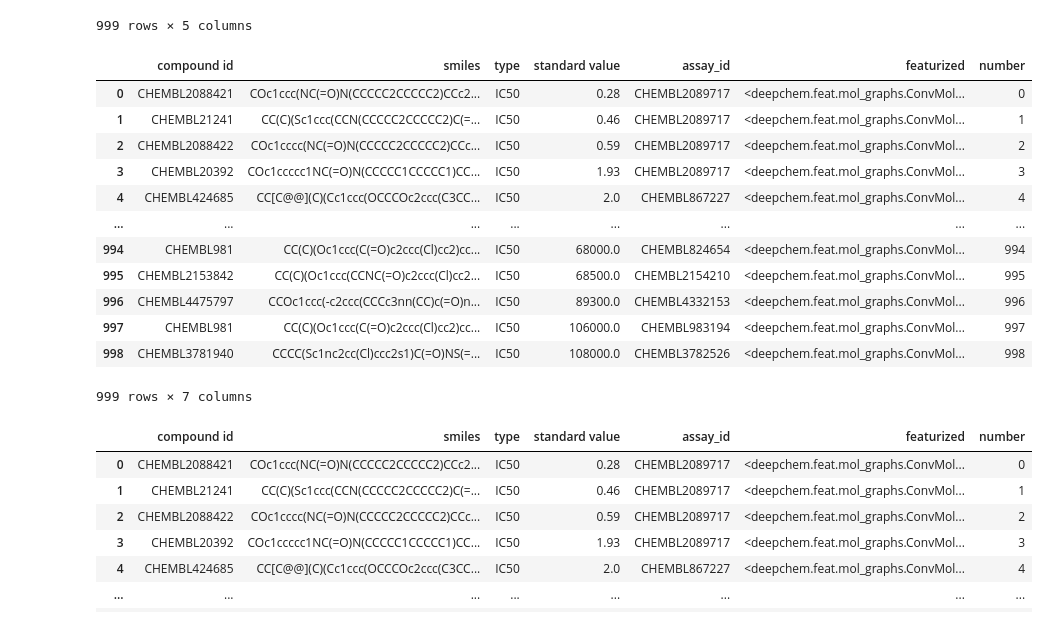
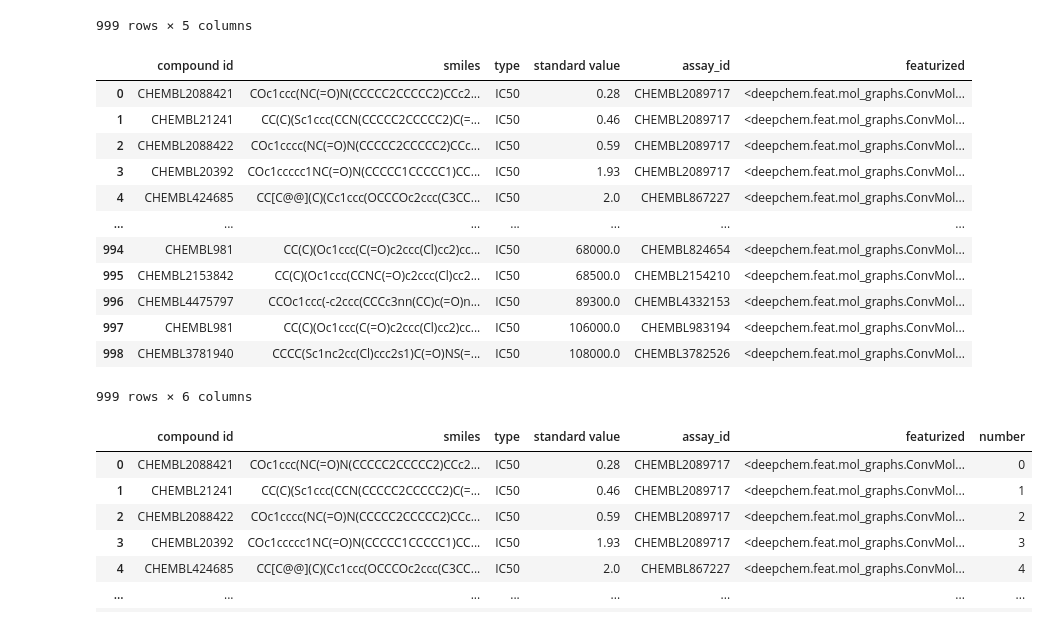
Before and after one commit to dsalinasduron-msmary/chemical_informatics, a Jupyter notebook: NO_TEXT_copy_of_DeepChem_IC50_Model.ipynb, the cells around one changed output. Drawn from its saved outputs; the diff is of its cells as text; code cells hidden in the pictures.

```diff
--- a/NO_TEXT_copy_of_DeepChem_IC50_Model.ipynb
+++ b/NO_TEXT_copy_of_DeepChem_IC50_Model.ipynb
@@ -41,24 +55,24 @@ display(compound_dataset)
 999 rows × 5 columns
 # %%
 smiles = compound_dataset['smiles']
-IC50 = compound_dataset['standard value'].astype(str)
+IC50 = compound_dataset['standard value']
 featurizer = dc.feat.ConvMolFeaturizer()
 compound_dataset['featurized'] = featurizer.featurize(smiles)
 display(compound_dataset)
 # %% [output]
-|  | compound id | smiles | type | standard value | assay_id | featurized | number |
-| 0 | CHEMBL2088421 | COc1ccc(NC(=O)N(CCCCC2CCCCC2)CCc2... | IC50 | 0.28 | CHEMBL2089717 | <deepchem.feat.mol_graphs.ConvMol... | 0 |
-| 1 | CHEMBL21241 | CC(C)(Sc1ccc(CCN(CCCCC2CCCCC2)C(=... | IC50 | 0.46 | CHEMBL2089717 | <deepchem.feat.mol_graphs.ConvMol... | 1 |
-| 2 | CHEMBL2088422 | COc1cccc(NC(=O)N(CCCCC2CCCCC2)CCc... | IC50 | 0.59 | CHEMBL2089717 | <deepchem.feat.mol_graphs.ConvMol... | 2 |
-| 3 | CHEMBL20392 | COc1ccccc1NC(=O)N(CCCCC1CCCCC1)CC... | IC50 | 1.93 | CHEMBL2089717 | <deepchem.feat.mol_graphs.ConvMol... | 3 |
-| 4 | CHEMBL424685 | CC[C@@](C)(Cc1ccc(OCCCOc2ccc(C3CC... | IC50 | 2.0 | CHEMBL867227 | <deepchem.feat.mol_graphs.ConvMol... | 4 |
-| ... | ... | ... | ... | ... | ... | ... | ... |
-| 994 | CHEMBL981 | CC(C)(Oc1ccc(C(=O)c2ccc(Cl)cc2)cc... | IC50 | 68000.0 | CHEMBL824654 | <deepchem.feat.mol_graphs.ConvMol... | 994 |
-| 995 | CHEMBL2153842 | CC(C)(Oc1ccc(CCNC(=O)c2ccc(Cl)cc2... | IC50 | 68500.0 | CHEMBL2154210 | <deepchem.feat.mol_graphs.ConvMol... | 995 |
-| 996 | CHEMBL4475797 | CCOc1ccc(-c2ccc(CCCc3nn(CC)c(=O)n... | IC50 | 89300.0 | CHEMBL4332153 | <deepchem.feat.mol_graphs.ConvMol... | 996 |
-| 997 | CHEMBL981 | CC(C)(Oc1ccc(C(=O)c2ccc(Cl)cc2)cc... | IC50 | 106000.0 | CHEMBL983194 | <deepchem.feat.mol_graphs.ConvMol... | 997 |
-| 998 | CHEMBL3781940 | CCCC(Sc1nc2cc(Cl)ccc2s1)C(=O)NS(=... | IC50 | 108000.0 | CHEMBL3782526 | <deepchem.feat.mol_graphs.ConvMol... | 998 |
+|  | compound id | smiles | type | standard value | assay_id | featurized |
+| 0 | CHEMBL2088421 | COc1ccc(NC(=O)N(CCCCC2CCCCC2)CCc2... | IC50 | 0.28 | CHEMBL2089717 | <deepchem.feat.mol_graphs.ConvMol... |
+| 1 | CHEMBL21241 | CC(C)(Sc1ccc(CCN(CCCCC2CCCCC2)C(=... | IC50 | 0.46 | CHEMBL2089717 | <deepchem.feat.mol_graphs.ConvMol... |
+| 2 | CHEMBL2088422 | COc1cccc(NC(=O)N(CCCCC2CCCCC2)CCc... | IC50 | 0.59 | CHEMBL2089717 | <deepchem.feat.mol_graphs.ConvMol... |
+| 3 | CHEMBL20392 | COc1ccccc1NC(=O)N(CCCCC1CCCCC1)CC... | IC50 | 1.93 | CHEMBL2089717 | <deepchem.feat.mol_graphs.ConvMol... |
+| 4 | CHEMBL424685 | CC[C@@](C)(Cc1ccc(OCCCOc2ccc(C3CC... | IC50 | 2.0 | CHEMBL867227 | <deepchem.feat.mol_graphs.ConvMol... |
+| ... | ... | ... | ... | ... | ... | ... |
+| 994 | CHEMBL981 | CC(C)(Oc1ccc(C(=O)c2ccc(Cl)cc2)cc... | IC50 | 68000.0 | CHEMBL824654 | <deepchem.feat.mol_graphs.ConvMol... |
+| 995 | CHEMBL2153842 | CC(C)(Oc1ccc(CCNC(=O)c2ccc(Cl)cc2... | IC50 | 68500.0 | CHEMBL2154210 | <deepchem.feat.mol_graphs.ConvMol... |
+| 996 | CHEMBL4475797 | CCOc1ccc(-c2ccc(CCCc3nn(CC)c(=O)n... | IC50 | 89300.0 | CHEMBL4332153 | <deepchem.feat.mol_graphs.ConvMol... |
+| 997 | CHEMBL981 | CC(C)(Oc1ccc(C(=O)c2ccc(Cl)cc2)cc... | IC50 | 106000.0 | CHEMBL983194 | <deepchem.feat.mol_graphs.ConvMol... |
+| 998 | CHEMBL3781940 | CCCC(Sc1nc2cc(Cl)ccc2s1)C(=O)NS(=... | IC50 | 108000.0 | CHEMBL3782526 | <deepchem.feat.mol_graphs.ConvMol... |
-999 rows × 7 columns
+999 rows × 6 columns
 # %%
 compound_dataset['number'] = list(range(0,len(compound_dataset)))
 display(compound_dataset)
```
Also changed, not shown: parts of 11 cells of this notebook.
